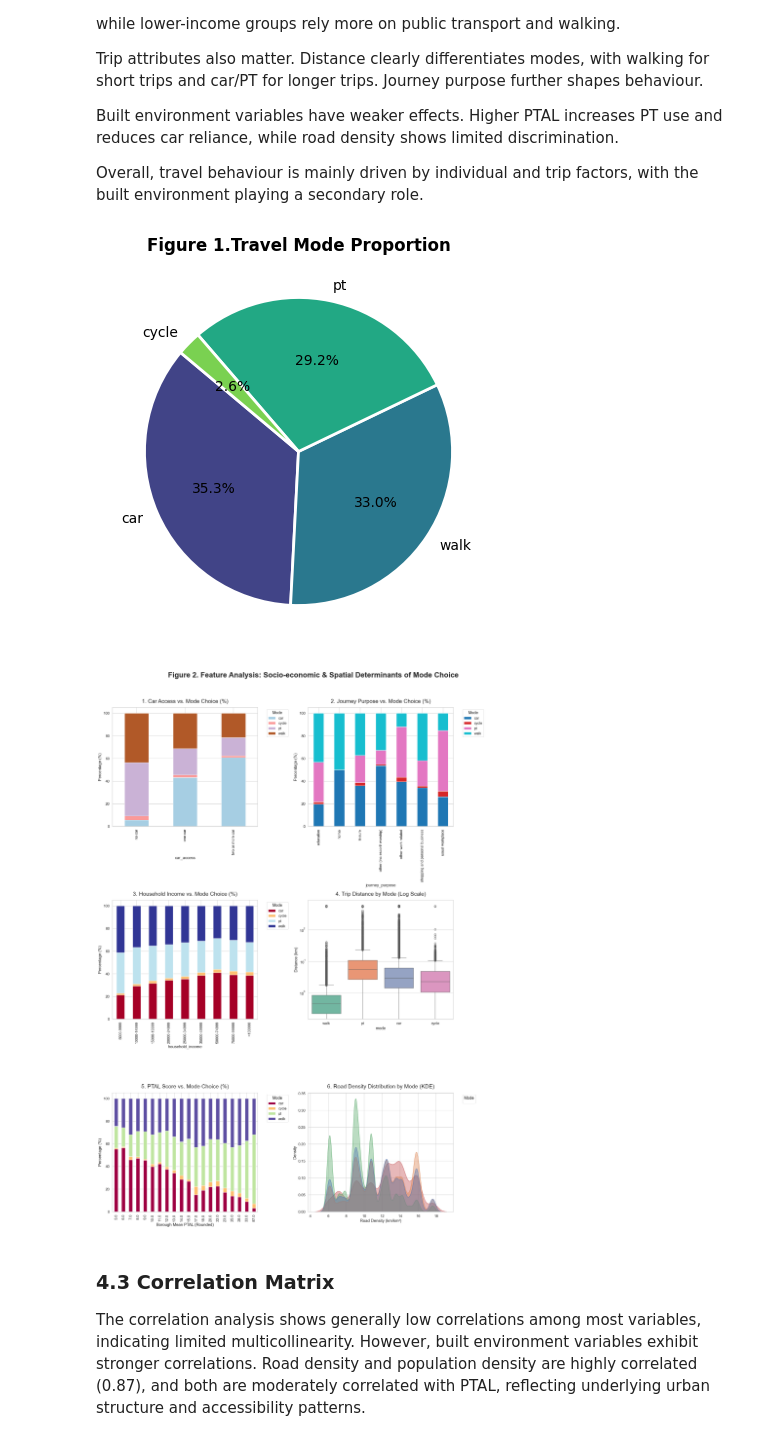
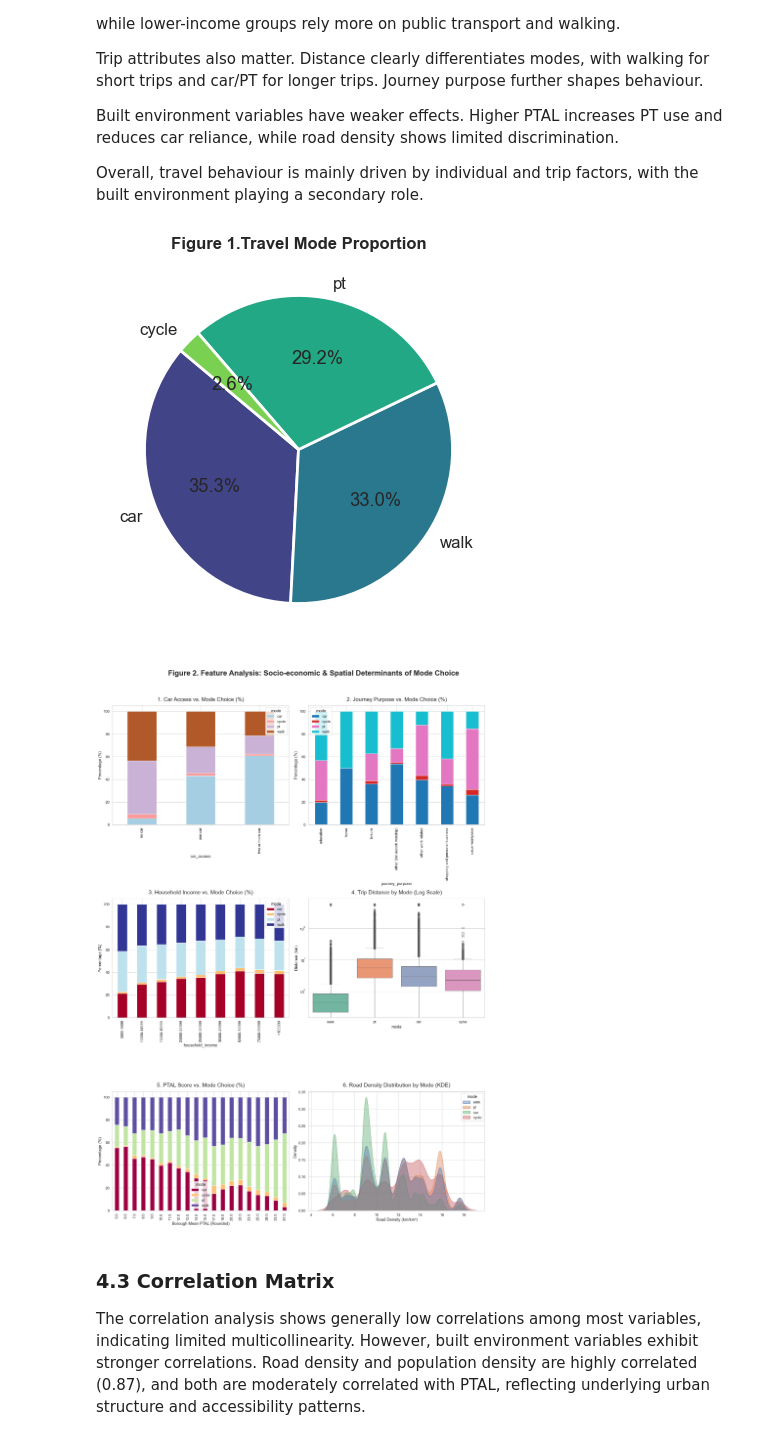
Before and after one commit to PeiyaoPearl/CASA0006-Data-Science-for-Spatial-Systems-, a Jupyter notebook: Assessments/CASA0006_PeiyaoZhang.ipynb, the cells around one changed output. Drawn from its saved outputs; the diff is of its cells as text; code cells hidden in the pictures.

```diff
--- a/Assessments/CASA0006_PeiyaoZhang.ipynb
+++ b/Assessments/CASA0006_PeiyaoZhang.ipynb
@@ -286,6 +286,8 @@ plt.pie(mode_counts, labels=mode_counts.index, autopct='%1.1f%%',
 plt.title('Figure 1.Travel Mode Proportion', fontsize=12, fontweight='bold')
 plt.show()
 
+import warnings
+warnings.filterwarnings("ignore")
 
 # Ensure column is string type before parsing
 df['household_income'] = df['household_income'].astype(str)
@@ -352,39 +354,36 @@ axes[0, 1].set_ylabel('Percentage (%)')
 income_cross = pd.crosstab(df['household_income'], df['mode'], normalize='index') * 100
 income_cross.plot(kind='bar', stacked=True, ax=axes[1, 0], colormap='RdYlBu', edgecolor='white')
 axes[1, 0].set_title('3. Household Income vs. Mode Choice (%)', fontsize=18, pad=15)
 axes[1, 0].set_ylabel('Percentage (%)')
 
 # Log scale used due to right-skewed distance distribution
 sns.boxplot(data=df, x='mode', y='distance_(km)', ax=axes[1, 1],
             palette='Set2', hue='mode', legend=False)
 axes[1, 1].set_yscale('log')
 axes[1, 1].set_title('4. Trip Distance by Mode (Log Scale)', fontsize=18, pad=15)
 axes[1, 1].set_ylabel('Distance (km)')
 
 # Row 3: Built environment
 if 'borough_mean_ptal' in df.columns:
     ptal_cross = pd.crosstab(df['borough_mean_ptal'].round(), df['mode'], normalize='index') * 100
     ptal_cross.plot(kind='bar', stacked=True, ax=axes[2, 0], colormap='Spectral', edgecolor='white')
     axes[2, 0].set_title('5. PTAL Score vs. Mode Choice (%)', fontsize=18, pad=15)
     axes[2, 0].set_xlabel('Borough Mean PTAL (Rounded)')
     axes[2, 0].set_ylabel('Percentage (%)')
 
 if 'road_density' in df.columns:
     sns.kdeplot(data=df, x='road_density', hue='mode', fill=True,
                 common_norm=False, ax=axes[2, 1], alpha=0.4)
     axes[2, 1].set_title('6. Road Density Distribution by Mode (KDE)', fontsize=18, pad=15)
     axes[2, 1].set_xlabel('Road Density (km/km²)')
 
-# Unify legends
-for ax in axes.flat:
-    if ax.get_legend():
-        ax.legend(title='Mode', bbox_to_anchor=(1.05, 1), loc='upper left', fontsize=12)
+
 
 plt.tight_layout(rect=[0, 0, 0.9, 0.96])
 plt.show()
 # %% [output]
-[figure, old version]
+[figure, new version]
-[figure, old version]
+[figure, new version]
 # %% [markdown]
 ### 4.3 Correlation Matrix
 The correlation analysis shows generally low correlations among most variables, indicating limited multicollinearity. However, built environment variables exhibit stronger correlations. Road density and population density are highly correlated (0.87), and both are moderately correlated with PTAL, reflecting underlying urban structure and accessibility patterns.
```
Also changed, not shown: parts of 2 cells of this notebook, 16 other files.
